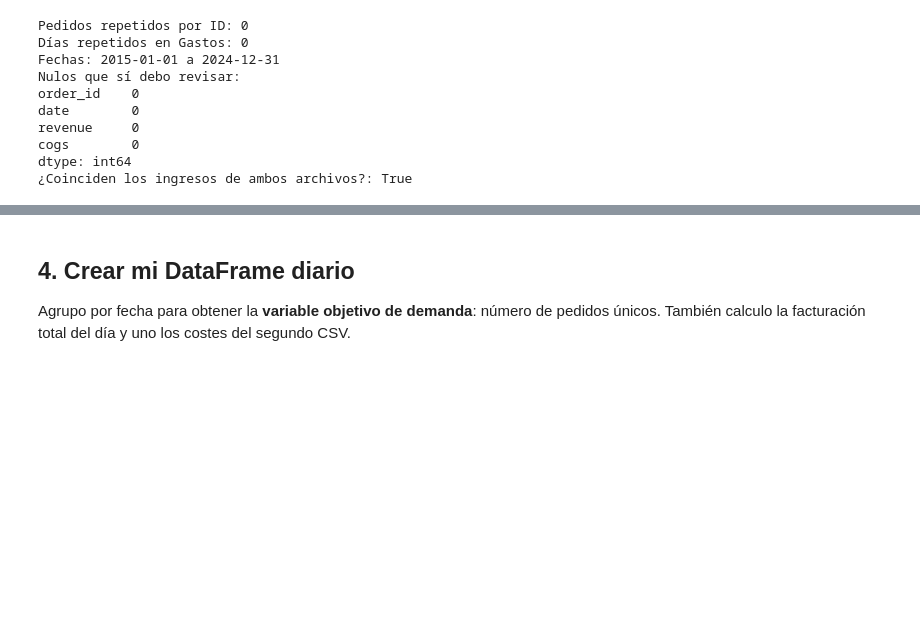
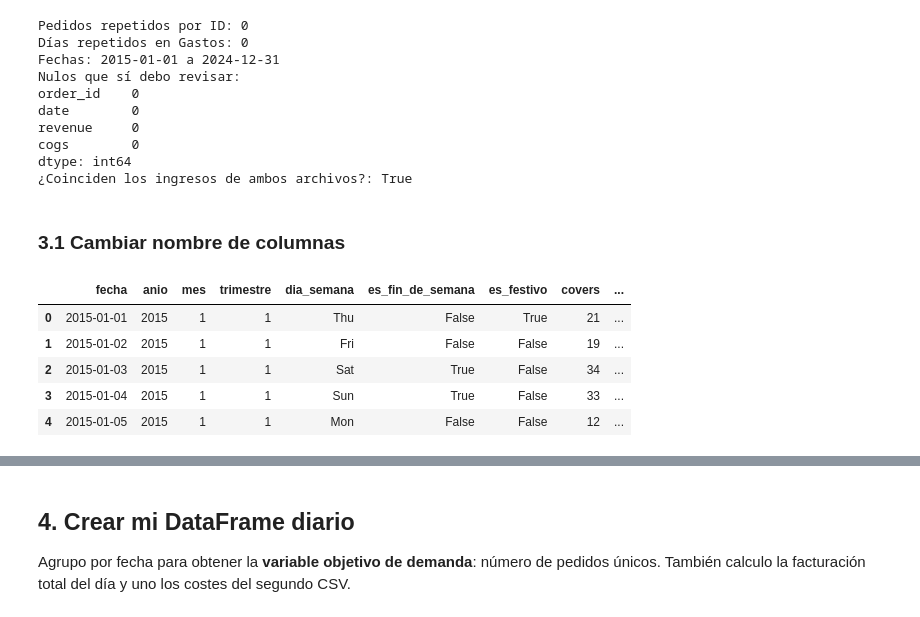
Before and after one commit to MMEKUSS/SUSHI-ARIGATO, a Jupyter notebook: Analisis_Sushi_ML.ipynb, the cells around one changed output, grey strips where cells are left out. Drawn from its saved outputs; the diff is of its cells as text; code cells hidden in the pictures; blank space fills up the shorter version.

```diff
--- a/Analisis_Sushi_ML.ipynb
+++ b/Analisis_Sushi_ML.ipynb
@@ -75,3 +75,16 @@ revenue     0
 cogs        0
 dtype: int64
 ¿Coinciden los ingresos de ambos archivos?: True
+# %% [markdown]
+### 3.1 Cambiar nombre de columnas
+# %%
+pedidos_df = renombrar_columnas(gastos_df)
+
+pedidos_df.head()
+# %% [output]
+|  | fecha | anio | mes | trimestre | dia_semana | es_fin_de_semana | es_festivo | covers | ... |
+| 0 | 2015-01-01 | 2015 | 1 | 1 | Thu | False | True | 21 | ... |
+| 1 | 2015-01-02 | 2015 | 1 | 1 | Fri | False | False | 19 | ... |
+| 2 | 2015-01-03 | 2015 | 1 | 1 | Sat | True | False | 34 | ... |
+| 3 | 2015-01-04 | 2015 | 1 | 1 | Sun | True | False | 33 | ... |
+| 4 | 2015-01-05 | 2015 | 1 | 1 | Mon | False | False | 12 | ... |
```
Also changed, not shown: parts of 19 cells of this notebook.
